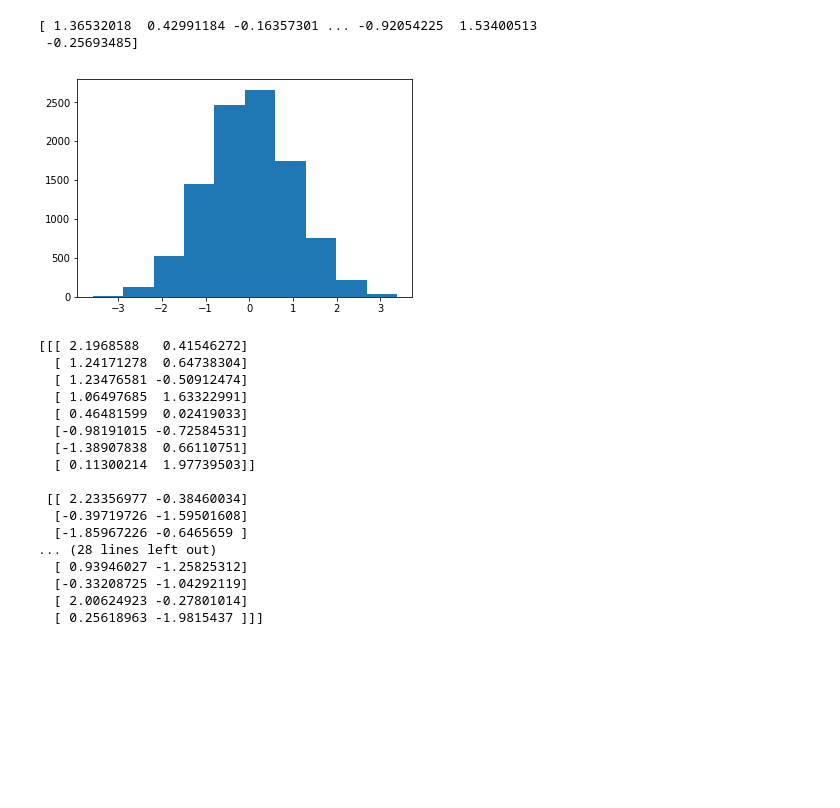
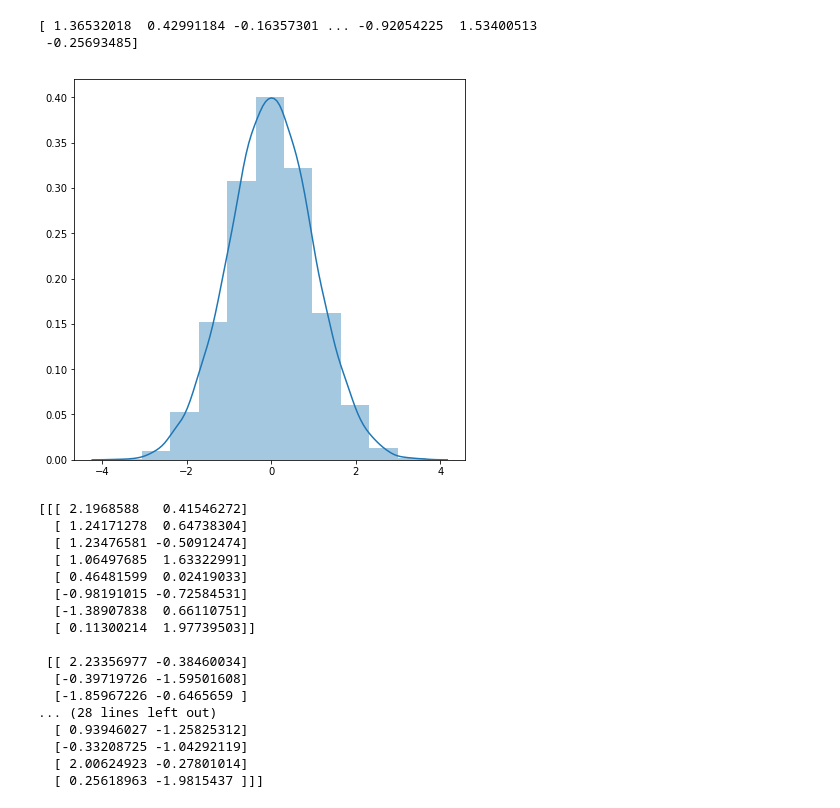
Before and after one commit to Freeha-S/numpy-random, a Jupyter notebook: numpy-random.ipynb, the cells around one changed output. Saved outputs shown, nothing was run; the diff lists cells and outputs as text; code cells hidden in the pictures; blank space fills up the shorter version.

```diff
--- a/numpy-random.ipynb
+++ b/numpy-random.ipynb
@@ -365,11 +379,11 @@ print(s)
 # %% [output]
 [ 1.36532018  0.42991184 -0.16357301 ... -0.92054225  1.53400513
  -0.25693485]
-# %%
-plt.hist(s)
-plt.show()
-# %% [output]
-[figure, removed]
+# %%
+fig, ax = plt.subplots(figsize=(7,7))
+ax = sns.distplot(s, bins=11)
+# %% [output]
+[figure, added]
 # %%
 s1 = np.random.standard_normal(size=(5, 8, 2))
 print(s1)
```
Also changed, not shown: parts of 40 cells of this notebook.
